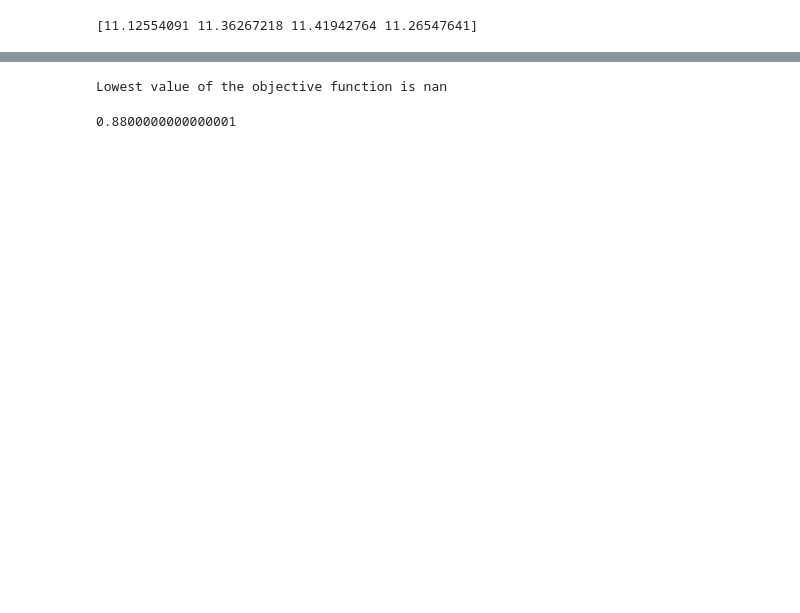
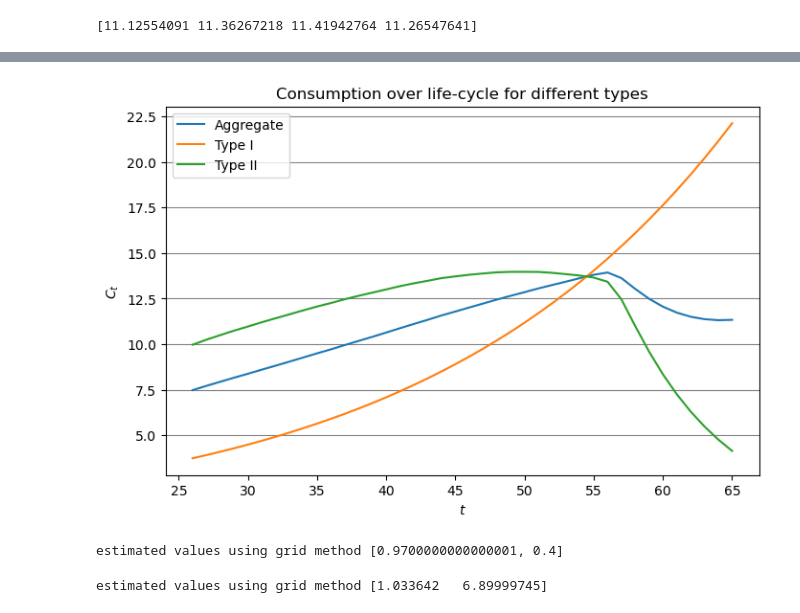
Before and after one commit to AsFyhn/DP-life-cycle, a Jupyter notebook: Run_all.ipynb, the cells around one changed output, grey strips where cells are left out. Cells and saved outputs as stored; diff of their text form; code cells hidden in the pictures; blank space fills up the shorter version.

```diff
--- a/Run_all.ipynb
+++ b/Run_all.ipynb
@@ -205,0 +253,11 @@ estimated values [0.88568955 0.09738511]
+# %%
+# Setup params
+par_type1 = model.gp_model().par
+par_type1.beta = 0.99
+sol_type1 = egm.solve(par_type1)
+
+type1_par = [par_type1.beta, par_type1.rho]
+#
+sim_type1 = simulations.sim_setup(par_type1)
+simulations.draw_random(par_type1, sim_type1)
+sim_type1 = simulations.simulate(sim_type1, par_type1, sol_type1)
@@ -205,0 +266,11 @@ estimated values [0.88568955 0.09738511]
+# %%
+# Setup params
+par_type2 = model.gp_model().par
+par_type2.beta = 0.90
+sol_type2 = egm.solve(par_type2)
+
+type2_par = [par_type2.beta, par_type2.rho]
+#
+sim_type2 = simulations.sim_setup(par_type2)
+simulations.draw_random(par_type2, sim_type2)
+sim_type2 = simulations.simulate(sim_type2, par_type2, sol_type2)
@@ -205,0 +283,5 @@ estimated values [0.88568955 0.09738511]
+# %%
+lambda1 = 0.4
+lambda2 = 1 - lambda1
+agg_model = model.gp_model().par
+agg_cons = lambda1*sim_type1.C_avg + lambda2 * sim_type2.C_avg
@@ -205,0 +309,15 @@ estimated values [0.88568955 0.09738511]
+# %%
+# plot consumption
+fig = pg.PlotFigure(figsize=(8,5),fontname='Arial')
+x = range(par_init_sol.par.t0,par_init_sol.par.Tr+1)
+fig.add_plot(x,agg_cons, label=f"Aggregate", linestyle='-',axis='y1')
+fig.add_plot(x,sim_type1.C_avg, label=f"Type I", linestyle='-',axis='y1')
+fig.add_plot(x,sim_type2.C_avg, label=f"Type II", linestyle='-',axis='y1')
+fig.add_gridlines(axis='y')
+fig.set_ylabel(f"$C_t$")
+fig.set_xlabel(f"$t$")
+fig.set_title(f'Consumption over life-cycle for different types')
+fig.add_legend()
+fig.show()
+# %% [output]
+[figure, added]
@@ -206,9 +331,7 @@ estimated values [0.88568955 0.09738511]
 # %%
-import plotly.graph_objects as go
-
 # Sample data
-x, y = np.meshgrid(est_grid.beta_grid, est_grid.rho_grid)
-z = est_grid.grid
+x, y = np.meshgrid(np.arange(0.9,1,0.01), np.arange(0.9,1,0.01))
+z = est_ext.grid
 
 # Create the surface plot
 fig = go.Figure(data=[go.Surface(z=z, x=x, y=y)])
@@ -222,15 +345,10 @@ fig.update_layout(title='Objective function', autosize=False,
 
 # Show the figure
 fig.show()
-print(f'Lowest value of the objective function is {est_grid.grid.min()}')
+print(f'estimated values using grid method {est_ext.est} ')
 # %% [output]
-Lowest value of the objective function is nan
+estimated values using grid method [0.9700000000000001, 0.4]
-# %%
-import plotly.express as pxp
-print(est_grid.beta_grid[4])
-y = est_grid.grid[4,:]
-x = est_grid.rho_grid
-
-px.line(x=x, y=y, title='Objective function for different values of rho').show()
-# %% [output]
-0.8800000000000001
+# %%
+est_ext.estimate(theta0=[0.97,0.4],est_par=['beta','rho'],W=weight_mat_inv, grid=False)
+# %% [output]
+estimated values using grid method [1.033642   6.89999745]
```
Also changed, not shown: parts of 59 cells of this notebook, 5 other files.
